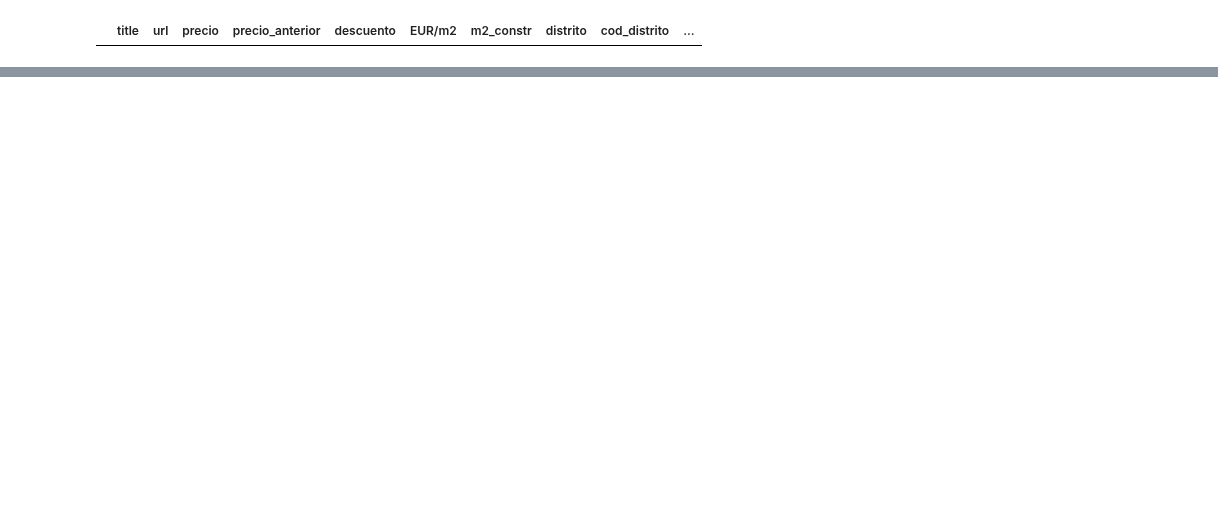
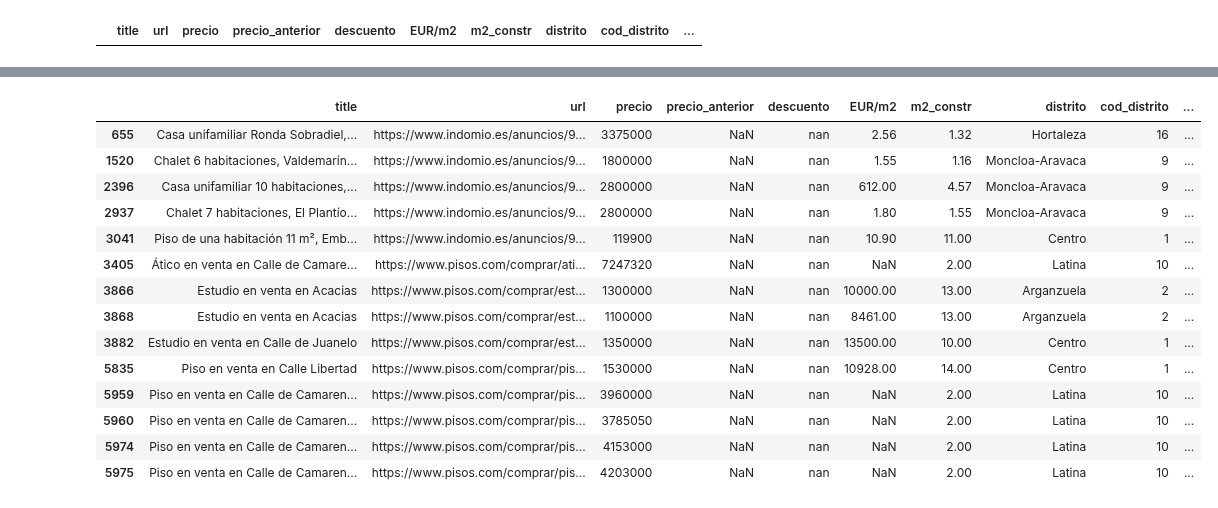
Before and after one commit to avaquerocastro/precios-de-vivienda-madrid, a Jupyter notebook: codigo/01-preprocesamiento-de-datos/03-Union_datos_webs/Union_Dataframes.IndomioPisosCom.ipynb, the cells around one changed output, grey strips where cells are left out. Saved outputs shown, nothing was run; the diff lists cells and outputs as text; code cells hidden in the pictures; blank space fills up the shorter version.

Commit message:
Actualizarion pisos.com, clustering chatgpt

```diff
--- a/codigo/01-preprocesamiento-de-datos/03-Union_datos_webs/Union_Dataframes.IndomioPisosCom.ipynb
+++ b/codigo/01-preprocesamiento-de-datos/03-Union_datos_webs/Union_Dataframes.IndomioPisosCom.ipynb
@@ -700,0 +1031,3 @@ df_union.head(5)
+# %%
+# Filtrar filas donde el precio no es 1
+df_union = df_union[df_union['precio'] != 1]
@@ -700,0 +1051,3 @@ df_union.head(5)
+# %%
+#elimino esta vivienda por que solo se vende el 25% de la misma
+df_union = df_union[df_union['precio'] != 25000]
@@ -700,0 +1076,2 @@ df_union.head(5)
+# %%
+df_union = df_union[df_union['url'] != 'https://www.indomio.es/anuncios/96761685/']
@@ -700,0 +1112,4 @@ df_union.head(5)
+# %%
+# Filtrar y actualizar valores
+df_union[df_union['m2_constr'] < 13] = actualizar_valores(df_union[df_union['m2_constr'] < 13], dfisolometros, 'url', 'm2_constr')
+df_union[df_union['m2_constr'] < 13] = actualizar_valores(df_union[df_union['m2_constr'] < 13], dfpcomlimpio, 'url', 'm2_constr')
@@ -700,0 +1127,18 @@ df_union.head(5)
+# %%
+df_union.query("m2_constr<15")
+# %% [output]
+|  | title | url | precio | precio_anterior | descuento | EUR/m2 | m2_constr | distrito | cod_distrito | ... |
+| 655 | Casa unifamiliar Ronda Sobradiel,... | https://www.indomio.es/anuncios/9... | 3375000 | NaN | nan | 2.56 | 1.32 | Hortaleza | 16 | ... |
+| 1520 | Chalet 6 habitaciones, Valdemarín... | https://www.indomio.es/anuncios/9... | 1800000 | NaN | nan | 1.55 | 1.16 | Moncloa-Aravaca | 9 | ... |
+| 2396 | Casa unifamiliar 10 habitaciones,... | https://www.indomio.es/anuncios/9... | 2800000 | NaN | nan | 612.00 | 4.57 | Moncloa-Aravaca | 9 | ... |
+| 2937 | Chalet 7 habitaciones, El Plantío... | https://www.indomio.es/anuncios/9... | 2800000 | NaN | nan | 1.80 | 1.55 | Moncloa-Aravaca | 9 | ... |
+| 3041 | Piso de una habitación 11 m², Emb... | https://www.indomio.es/anuncios/9... | 119900 | NaN | nan | 10.90 | 11.00 | Centro | 1 | ... |
+| 3405 | Ático en venta en Calle de Camare... | https://www.pisos.com/comprar/ati... | 7247320 | NaN | nan | NaN | 2.00 | Latina | 10 | ... |
+| 3866 | Estudio en venta en Acacias | https://www.pisos.com/comprar/est... | 1300000 | NaN | nan | 10000.00 | 13.00 | Arganzuela | 2 | ... |
+| 3868 | Estudio en venta en Acacias | https://www.pisos.com/comprar/est... | 1100000 | NaN | nan | 8461.00 | 13.00 | Arganzuela | 2 | ... |
+| 3882 | Estudio en venta en Calle de Juanelo | https://www.pisos.com/comprar/est... | 1350000 | NaN | nan | 13500.00 | 10.00 | Centro | 1 | ... |
+| 5835 | Piso en venta en Calle Libertad | https://www.pisos.com/comprar/pis... | 1530000 | NaN | nan | 10928.00 | 14.00 | Centro | 1 | ... |
+| 5959 | Piso en venta en Calle de Camaren... | https://www.pisos.com/comprar/pis... | 3960000 | NaN | nan | NaN | 2.00 | Latina | 10 | ... |
+| 5960 | Piso en venta en Calle de Camaren... | https://www.pisos.com/comprar/pis... | 3785050 | NaN | nan | NaN | 2.00 | Latina | 10 | ... |
+| 5974 | Piso en venta en Calle de Camaren... | https://www.pisos.com/comprar/pis... | 4153000 | NaN | nan | NaN | 2.00 | Latina | 10 | ... |
+| 5975 | Piso en venta en Calle de Camaren... | https://www.pisos.com/comprar/pis... | 4203000 | NaN | nan | NaN | 2.00 | Latina | 10 | ... |
```
Also changed, not shown: parts of 61 cells of this notebook, 25 other files.
